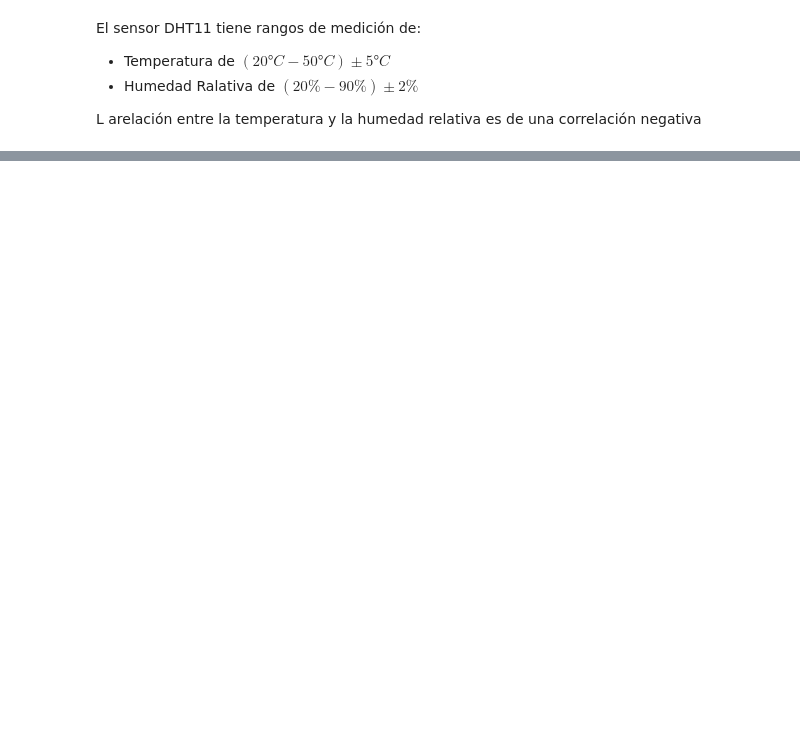
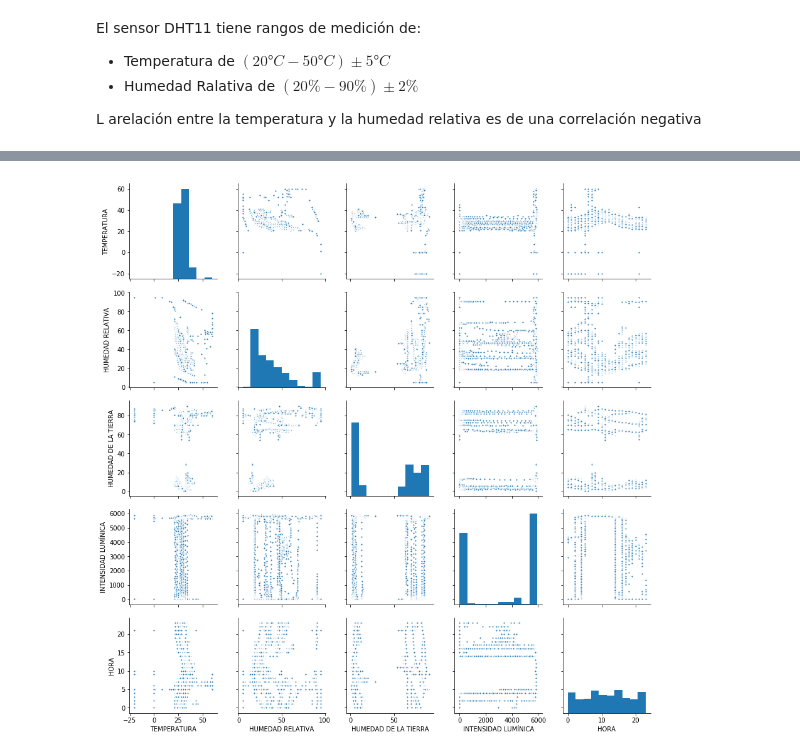
Before and after one commit to Jergb/Python, a Jupyter notebook: AA/Algoritmo_filtro.ipynb, the cells around one changed output, grey strips where cells are left out. Cells and saved outputs as stored; diff of their text form; code cells hidden in the pictures; blank space fills up the shorter version.

Commit message:
Todos los nodos

```diff
--- a/AA/Algoritmo_filtro.ipynb
+++ b/AA/Algoritmo_filtro.ipynb
@@ -168,4 +208,5 @@ sns.heatmap(funs.ajustado.corr(), annot=True, cmap='RdYlGn',fmt=".2f")
 # %%
-mediciones_cacao['NODO'].replace(to_replace=[nodo], value='Nodo%s'%nodo, inplace=True)
-sns.pairplot(mediciones_cacao,hue='NODO',plot_kws=dict(s=10),diag_kind='kde')
+sns.pairplot(mediciones_cacao,plot_kws=dict(s=10),diag_kind=('kde'))
 plt.show()
+# %% [output]
+[figure, added]
```
Also changed, not shown: parts of 13 cells of this notebook, 5 other files.
